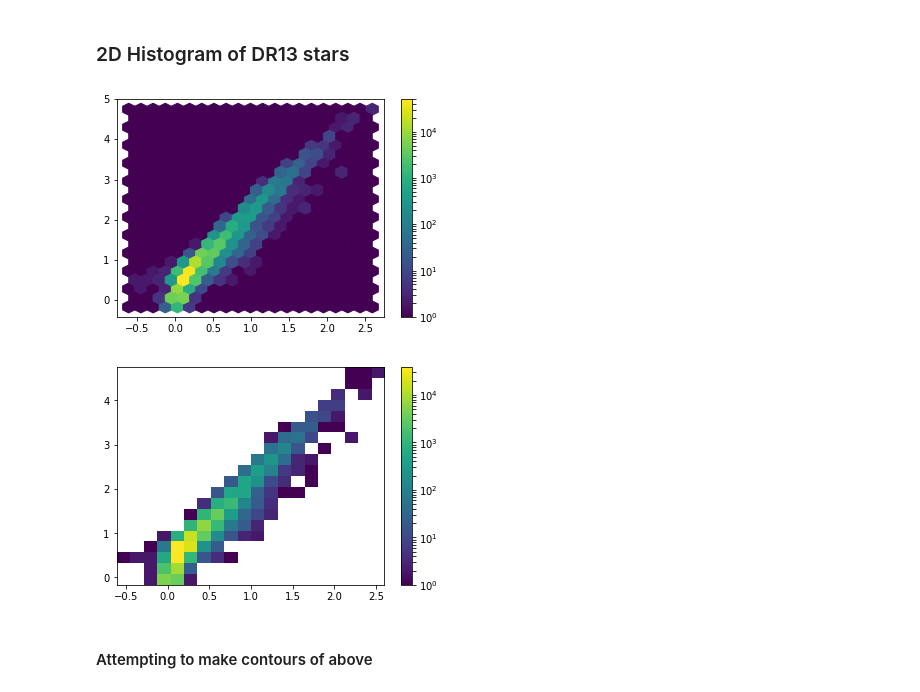
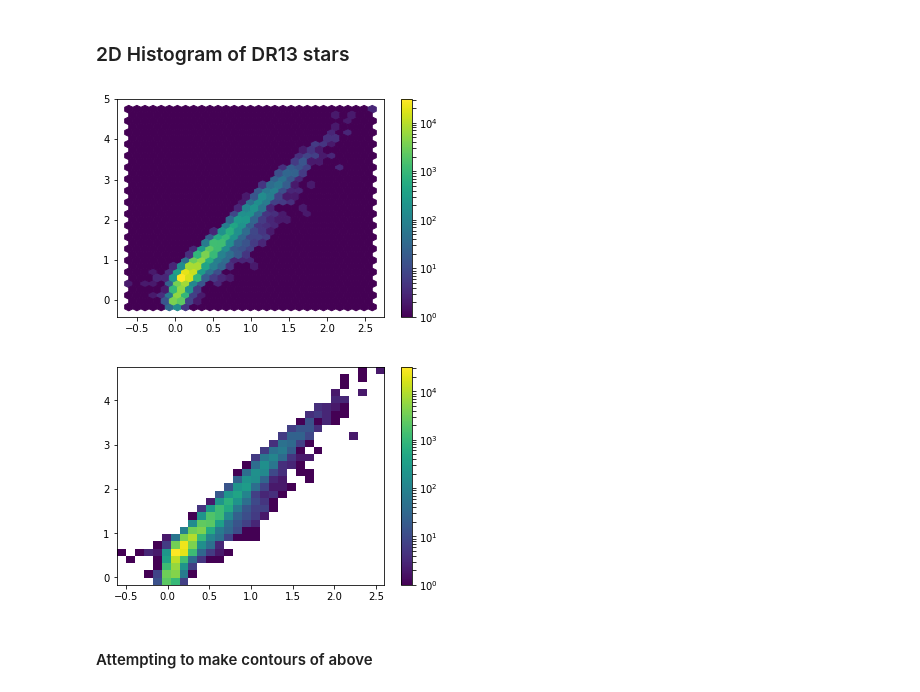
Before and after one commit to reynaa2/Routine, a Jupyter notebook: DR13_Color_Color_Diagrams.ipynb, the cells around one changed output. Cells and saved outputs as stored; diff of their text form; code cells hidden in the pictures.

```diff
--- a/DR13_Color_Color_Diagrams.ipynb
+++ b/DR13_Color_Color_Diagrams.ipynb
@@ -303,18 +317,18 @@ plt.show()
 # %%
 from matplotlib.colors import LogNorm
 
 #Hexbin 2D histogram
 fig, ax = plt.subplots()
-im = ax.hexbin(hk,jh,gridsize=20,norm=LogNorm())
+im = ax.hexbin(hk,jh,gridsize=30,norm=LogNorm())
 fig.colorbar(im,ax=ax)
 
 #Normal 2D histogram
 fig, ax = plt.subplots()
-H = ax.hist2d(hk,jh,bins=(20,20),norm=LogNorm())
+H = ax.hist2d(hk,jh,bins=(30,30),norm=LogNorm())
 fig.colorbar(H[3],ax=ax)
 plt.show()
 # %% [output]
-[figure, old version]
+[figure, new version]
-[figure, old version]
+[figure, new version]
 # %% [markdown]
 #### Attempting to make contours of above
```
Also changed, not shown: parts of 12 cells of this notebook, 3 other files.
